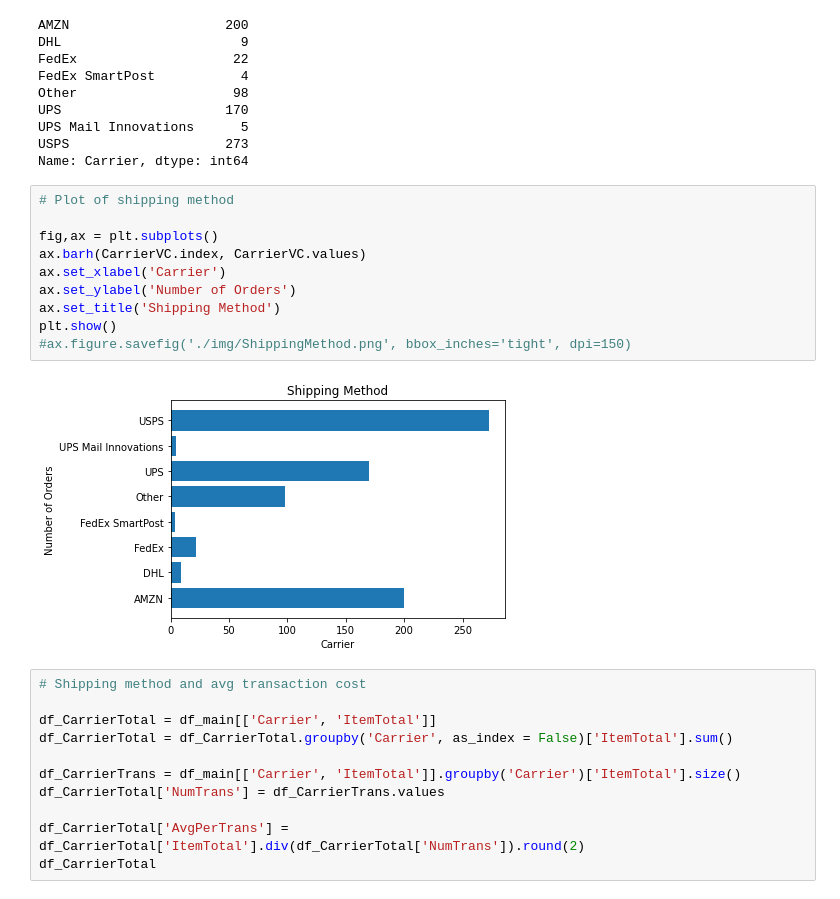
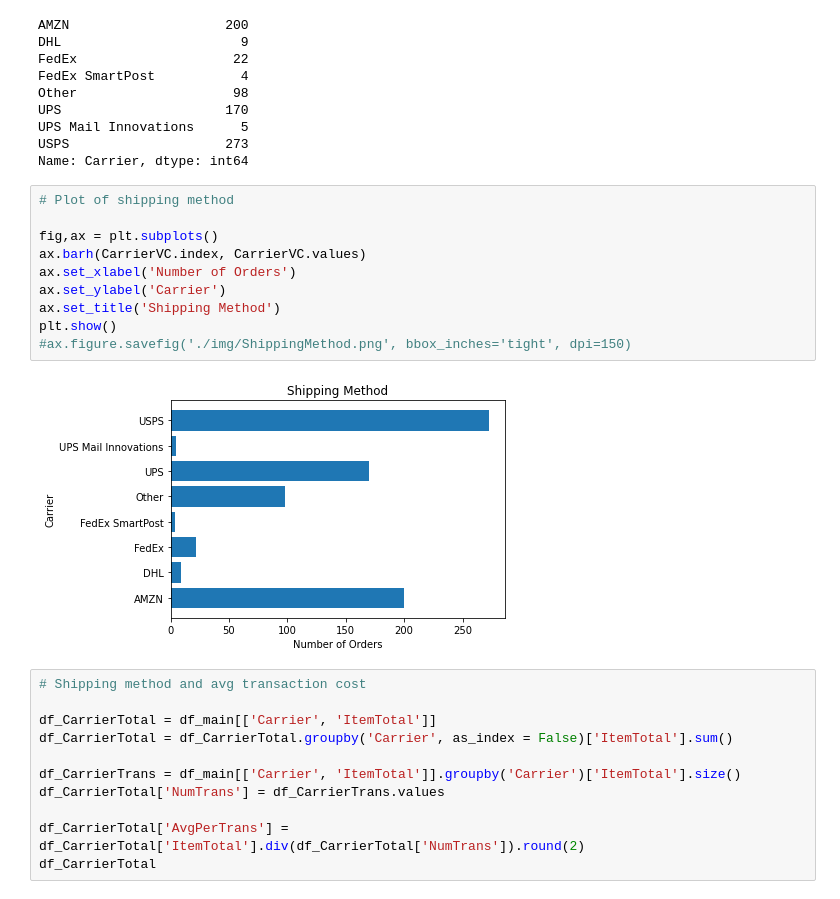
Before and after one commit to AmitSamra/AmazonOrderHistory, a Jupyter notebook: AmazonOrderHistory.ipynb, the cells around one changed output. Cells and saved outputs as stored; diff of their text form.

```diff
--- a/AmazonOrderHistory.ipynb
+++ b/AmazonOrderHistory.ipynb
@@ -907,15 +907,15 @@ Name: Carrier, dtype: int64
 # %%
 # Plot of shipping method
 
 fig,ax = plt.subplots()
 ax.barh(CarrierVC.index, CarrierVC.values)
-ax.set_xlabel('Carrier')
-ax.set_ylabel('Number of Orders')
+ax.set_xlabel('Number of Orders')
+ax.set_ylabel('Carrier')
 ax.set_title('Shipping Method')
 plt.show()
 #ax.figure.savefig('./img/ShippingMethod.png', bbox_inches='tight', dpi=150)
 # %% [output]
-[figure, old version]
+[figure, new version]
 # %%
 # Shipping method and avg transaction cost
 
```
Also changed, not shown: parts of 16 cells of this notebook.
